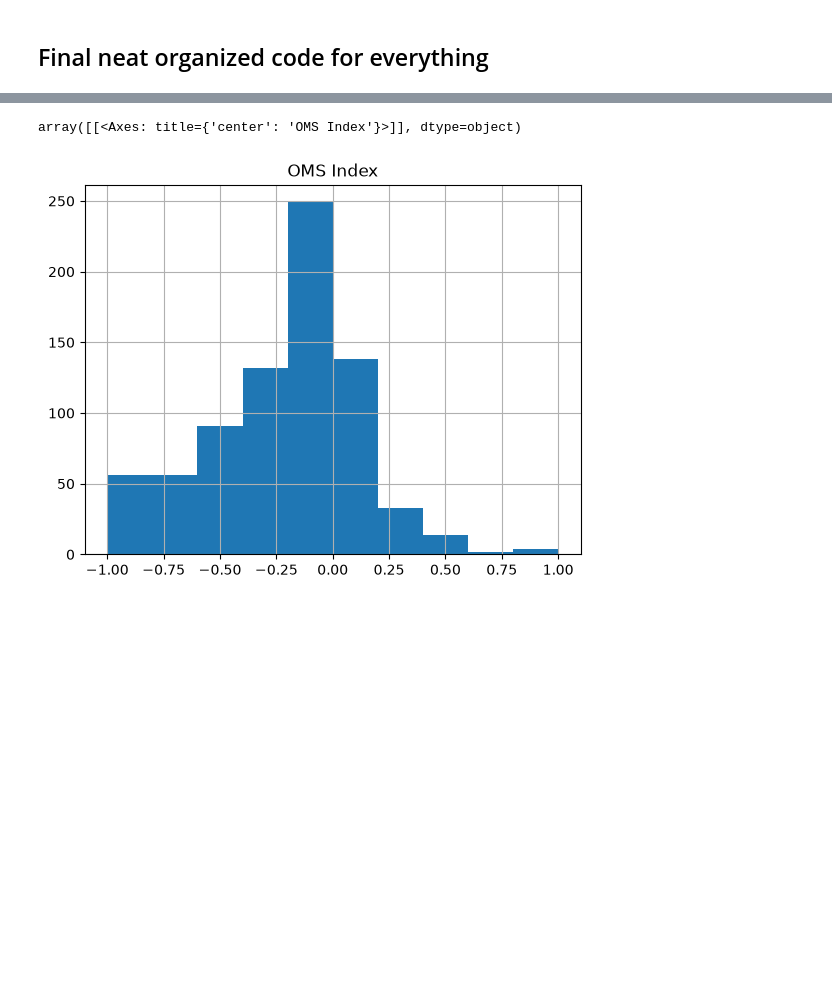
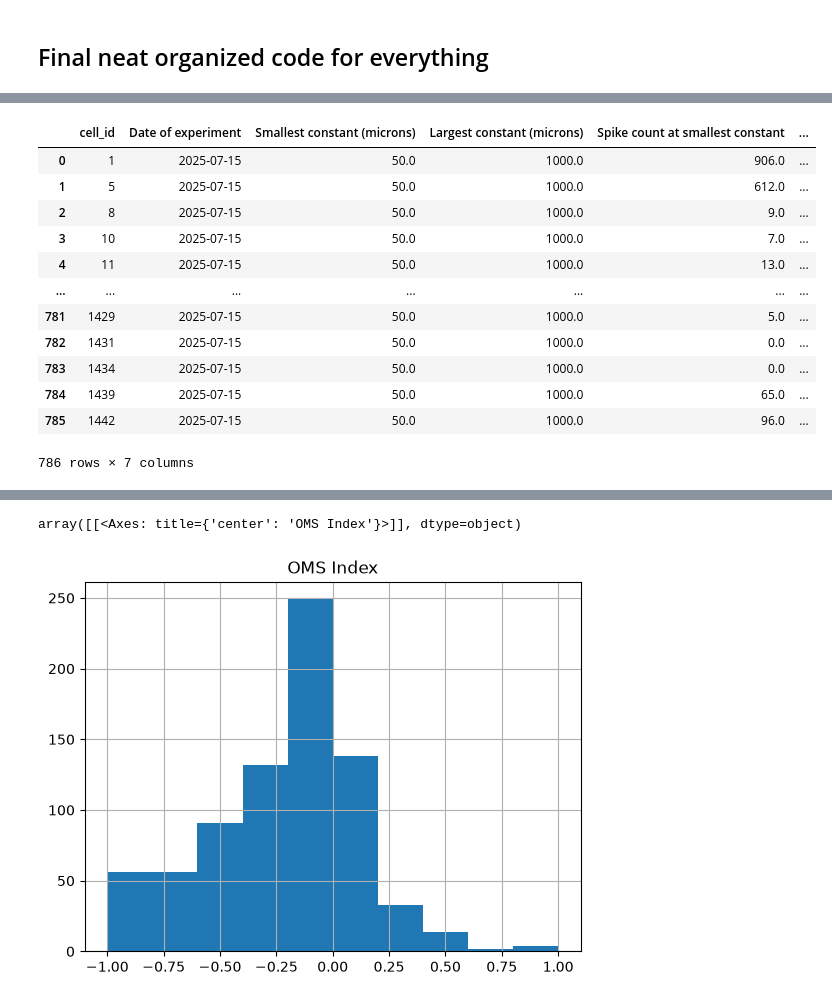
Before and after one commit to simontesfaye100/simon-code, a Jupyter notebook: firstcode.ipynb, the cells around one changed output, grey strips where cells are left out. Drawn from its saved outputs; the diff is of its cells as text; code cells hidden in the pictures; blank space fills up the shorter version.

```diff
--- a/firstcode.ipynb
+++ b/firstcode.ipynb
@@ -78,8 +67,0 @@ WARNING: `pipeline.stim_block` is deprecated, use `pipeline.stim` instead
-# %%
-#Pull spike timing data for cells that have at least 3 observations
-spike_times = ra.get_spike_xarr(response_block, cell_types = cell_types, minimum_n = 3)
-
-#count the number of spikes for each cell and stimulus condition
-spike_counts = xr.apply_ufunc(len, spike_times, vectorize = True)
-
-spike_times
@@ -124,15 +67,0 @@ Coordinates:
-# %%
-#get all space constants used in the expirement
-constants = stim_block.d_epoch_block_params['spaceConstants']
-
-#Find smallest and largest space constants
-smallest_constant = min(constants)
-largest_constant = max(constants)
-
-#Add a column showing smallest and largest space constants
-spike_counts["smallest constant(microns)"] = smallest_constant
-spike_counts["largest constant(microns)"] = largest_constant
-
-#Display them
-smallest_constant
-largest_constant
@@ -210,0 +133,3 @@ summary_counts.head(20)
+# %%
+create_table(pipe)
+# %% [output]
@@ -210,0 +139,13 @@ summary_counts.head(20)
+|  | cell_id | Date of experiment | Smallest constant (microns) | Largest constant (microns) | Spike count at smallest constant | ... |
+| 0 | 1 | 2025-07-15 | 50.0 | 1000.0 | 906.0 | ... |
+| 1 | 5 | 2025-07-15 | 50.0 | 1000.0 | 612.0 | ... |
+| 2 | 8 | 2025-07-15 | 50.0 | 1000.0 | 9.0 | ... |
+| 3 | 10 | 2025-07-15 | 50.0 | 1000.0 | 7.0 | ... |
+| 4 | 11 | 2025-07-15 | 50.0 | 1000.0 | 13.0 | ... |
+| ... | ... | ... | ... | ... | ... | ... |
+| 781 | 1429 | 2025-07-15 | 50.0 | 1000.0 | 5.0 | ... |
+| 782 | 1431 | 2025-07-15 | 50.0 | 1000.0 | 0.0 | ... |
+| 783 | 1434 | 2025-07-15 | 50.0 | 1000.0 | 0.0 | ... |
+| 784 | 1439 | 2025-07-15 | 50.0 | 1000.0 | 65.0 | ... |
+| 785 | 1442 | 2025-07-15 | 50.0 | 1000.0 | 96.0 | ... |
+786 rows × 7 columns
```
Also changed, not shown: parts of 15 cells of this notebook.
